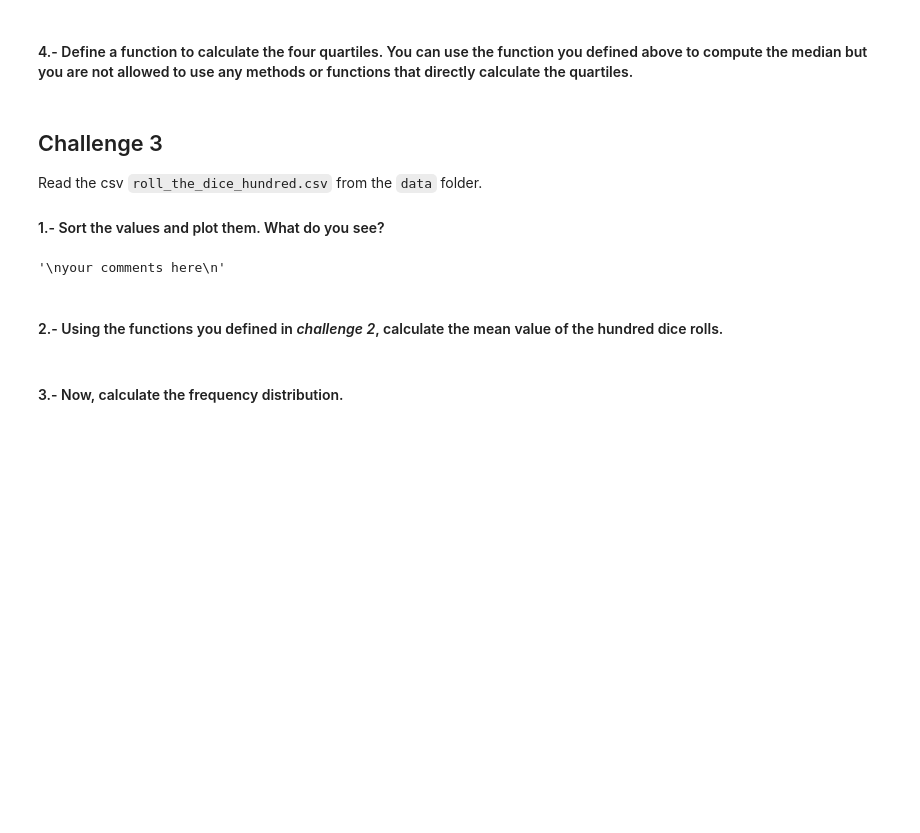
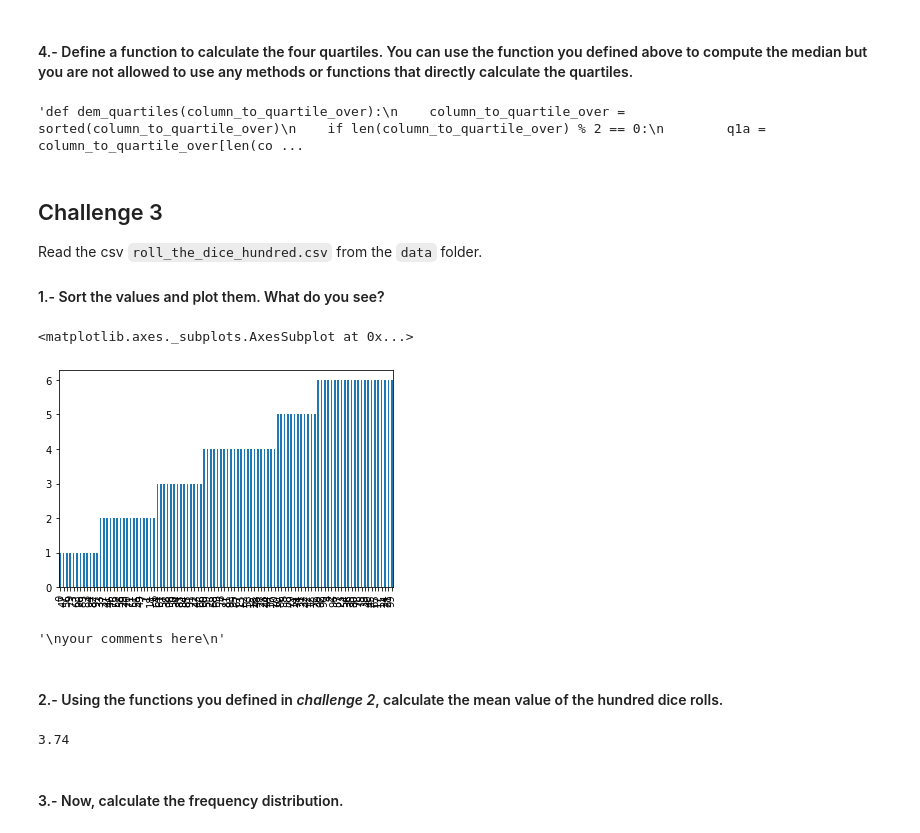
Before and after one commit to ta-data-lis/lab-understanding-descriptive-stats, a Jupyter notebook: your-code/main.ipynb, the cells around one changed output. Drawn from its saved outputs; the diff is of its cells as text; code cells hidden in the pictures; blank space fills up the shorter version.

```diff
--- a/your-code/main.ipynb
+++ b/your-code/main.ipynb
@@ -108,7 +115,19 @@ dem_medians(nd['roll_value'])
 #### 4.- Define a function to calculate the four quartiles. You can use the function you defined above to compute the median but you are not allowed to use any methods or functions that directly calculate the quartiles.
 # %%
 # your code here
+
 def dem_quartiles(column_to_quartile_over):
+    column_to_quartile_over = sorted(column_to_quartile_over)
+    if len(column_to_quartile_over) % 2 == 0:
+        m1 = column_to_quartile_over[len(column_to_quartile_over)//2]
+        m2 = column_to_quartile_over[len(column_to_quartile_over)//2 - 1]
+        return (m1+m2)/2
+    else:
+        return [column_to_quartile_over[len(column_to_quartile_over)//2]
+    median = dem_medians(column_to_quartile_over)
+
+
+'''def dem_quartiles(column_to_quartile_over):
     column_to_quartile_over = sorted(column_to_quartile_over)
     if len(column_to_quartile_over) % 2 == 0:
         q1a = column_to_quartile_over[len(column_to_quartile_over)//4]
@@ -120,7 +139,9 @@ def dem_quartiles(column_to_quartile_over):
         return [(q1a+q2b)/2 ,(ma+mb)/2, ,column_to_quartile_over[-1]]
     else:
         return column_to_quartile_over[len(column_to_quartile_over)//2]
-############this needs work
+'''############this needs work
+# %% [output]
+'def dem_quartiles(column_to_quartile_over):\n    column_to_quartile_over = sorted(column_to_quartile_over)\n    if len(column_to_quartile_over) % 2 == 0:\n        q1a = column_to_quartile_over[len(co ...
 # %% [markdown]
 ## Challenge 3
 Read the csv `roll_the_dice_hundred.csv` from the `data` folder.
@@ -130,12 +149,25 @@ Read the csv `roll_the_dice_hundred.csv` from the `data` folder.
-# %%
-"""
-your comments here
-"""
-# %% [output]
-'\nyour comments here\n'
+# %%
+# your code here
+path = '../data/roll_the_dice_hundred.csv'
+
+roll_the_dice_100 = pd.read_csv(path, index_col = 0)
+rtd100 = roll_the_dice_100.sort_values(by = 'value')
+rtd100['value'].plot.bar()
+# %% [output]
+<matplotlib.axes._subplots.AxesSubplot at 0x...>
+[figure, added]
+# %%
+"""
+I see the results of 100 repetitions of an equiprobable discrete distribution from 1 to 6 being plotted in ascending order
+"""
+# %% [output]
+'\nyour comments here\n'
 # %% [markdown]
 #### 2.- Using the functions you defined in *challenge 2*, calculate the mean value of the hundred dice rolls.
 # %%
 # your code here
+dem_means(rtd100['value'])
+# %% [output]
+3.74
 # %% [markdown]
 #### 3.- Now, calculate the frequency distribution.
```
Also changed, not shown: parts of 48 cells of this notebook.
